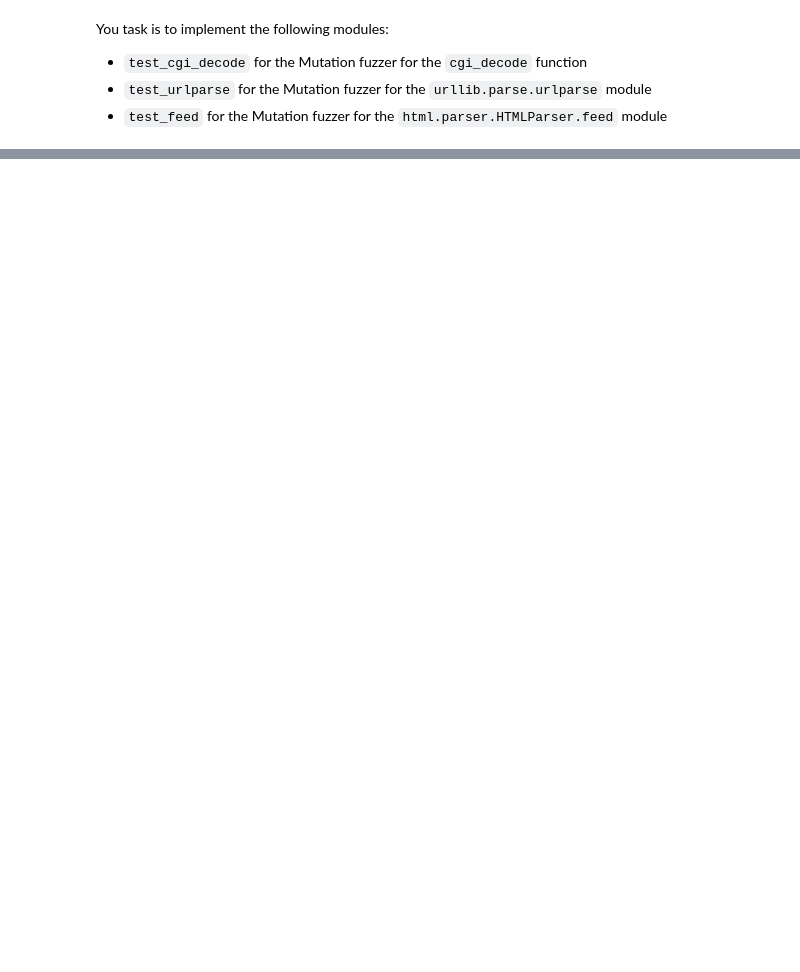
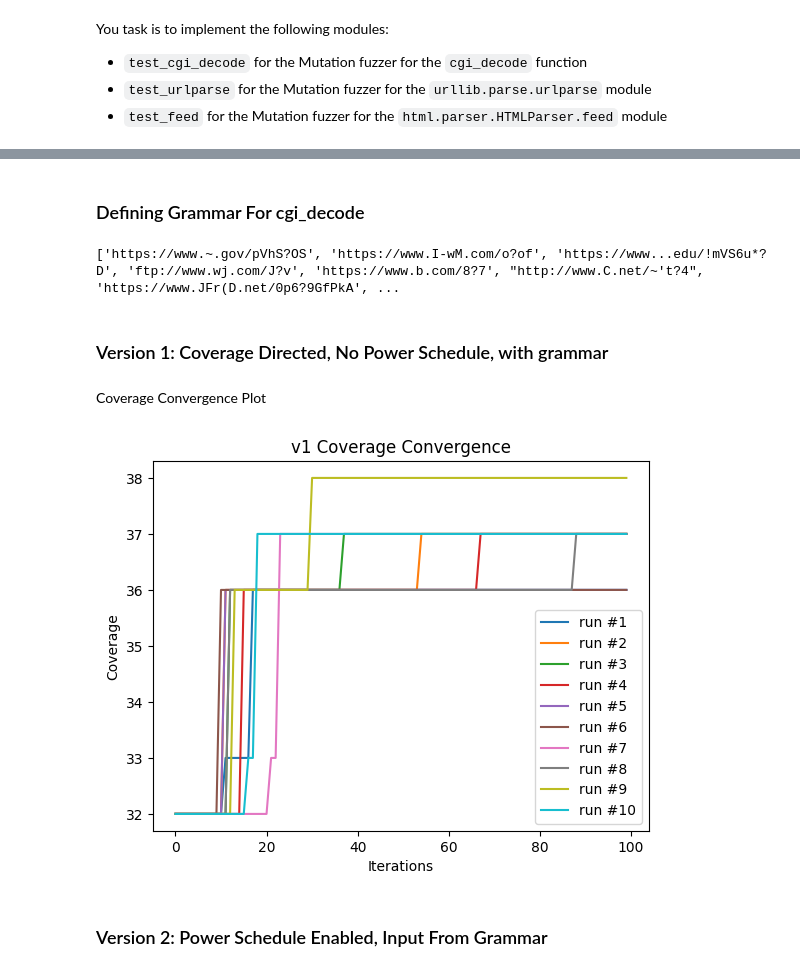
Before and after one commit to seifashraf1/HIV_2024_TP2, a Jupyter notebook: getting_started.ipynb, the cells around one changed output, grey strips where cells are left out. Cells and saved outputs as stored; diff of their text form; code cells hidden in the pictures; blank space fills up the shorter version.

```diff
--- a/getting_started.ipynb
+++ b/getting_started.ipynb
@@ -105,0 +122,53 @@ You task is to implement the following modules:
+# %% [markdown]
+### Defining Grammar For cgi_decode
+# %%
+url_gram = {
+    "<start>": ["<url>"],
+    "<url>": ["<scheme>://<host><path><query>"],
+    "<scheme>": ["http", "https", "ftp"],
+    "<host>": ["<hostname>"],
+    "<hostname>": ["www.<string>.<tld>"],
+    "<tld>": ["com", "org", "net", "edu", "gov"],
+    "<ipv4>": ["<digit>.<digit>.<digit>.<digit>"],
+    "<digit>": ["0", "1", "2", "3", "4", "5", "6", "7", "8", "9"],
+    "<path>": ["/<string>"],
+    "<query>": ["?<string>"],
+    "<string>": ["<char><string>", "<char>"],
+    "<char>": ["a", "b", "c", "d", "e", "f", "g", "h", "i", "j", "k", "l", "m", "n", "o", "p", "q", "r", "s", "t", "u", "v", "w", "x", "y", "z", "A", "B", "C", "D", "E", "F", "G", "H", "I", "J", "K", "L", "M", "N", "O", "P", "Q", "R", "S", "T", "U", "V", "W", "X", "Y", "Z", "0", "1", "2", "3", "4", "5", "6", "7", "8", "9", "-", "_", ".", "!", "~", "*", "'", "(", ")"],
+    "<lead-digit>": ["2", "3", "4", "5", "6", "7", "8", "9"],
+    }
+
+def generate_url():
+    url_grammar = AbstractGrammar(url_gram)
+    url_input = url_grammar.generate_input()
+    return url_input
+
+#generate list of url inputs, max 10 seeds
+url_inputs = [generate_url() for i in range(10)]
+print(url_inputs)
+# %% [output]
+['https://www.~.gov/pVhS?OS', 'https://www.I-wM.com/o?of', 'https://www...edu/!mVS6u*?D', 'ftp://www.wj.com/J?v', 'https://www.b.com/8?7', "http://www.C.net/~'t?4", 'https://www.JFr(D.net/0p6?9GfPkA', ...
+# %% [markdown]
+### Version 1: Coverage Directed, No Power Schedule, with grammar
+# %%
+def test_cgi_decode_v1(test_module):
+    executor = AbstractExecutor(test_module)
+    seeds = [AbstractSeed(url_inputs[i]) for i in range(10)]
+    fuzzer = CgiFuzzer(executor, seeds)
+    output = fuzzer.run_fuzzer(budget=100)
+    assert output is not None
+    return output
+# %% [markdown]
+Coverage Convergence Plot
+# %%
+for i in range(10):
+    v1_output = test_cgi_decode_v1(cgi_decode)
+    plt.plot(np.arange(100), v1_output['coverage'], label='run #'+str(i+1))
+    plt.xlabel('Iterations')
+    plt.ylabel('Coverage')
+    plt.title('v1 Coverage Convergence')
+    plt.legend()
+# %% [output]
+[figure, added]
+# %% [markdown]
+### Version 2: Power Schedule Enabled, Input From Grammar
```
Also changed, not shown: parts of 32 cells of this notebook, 4 other files.
